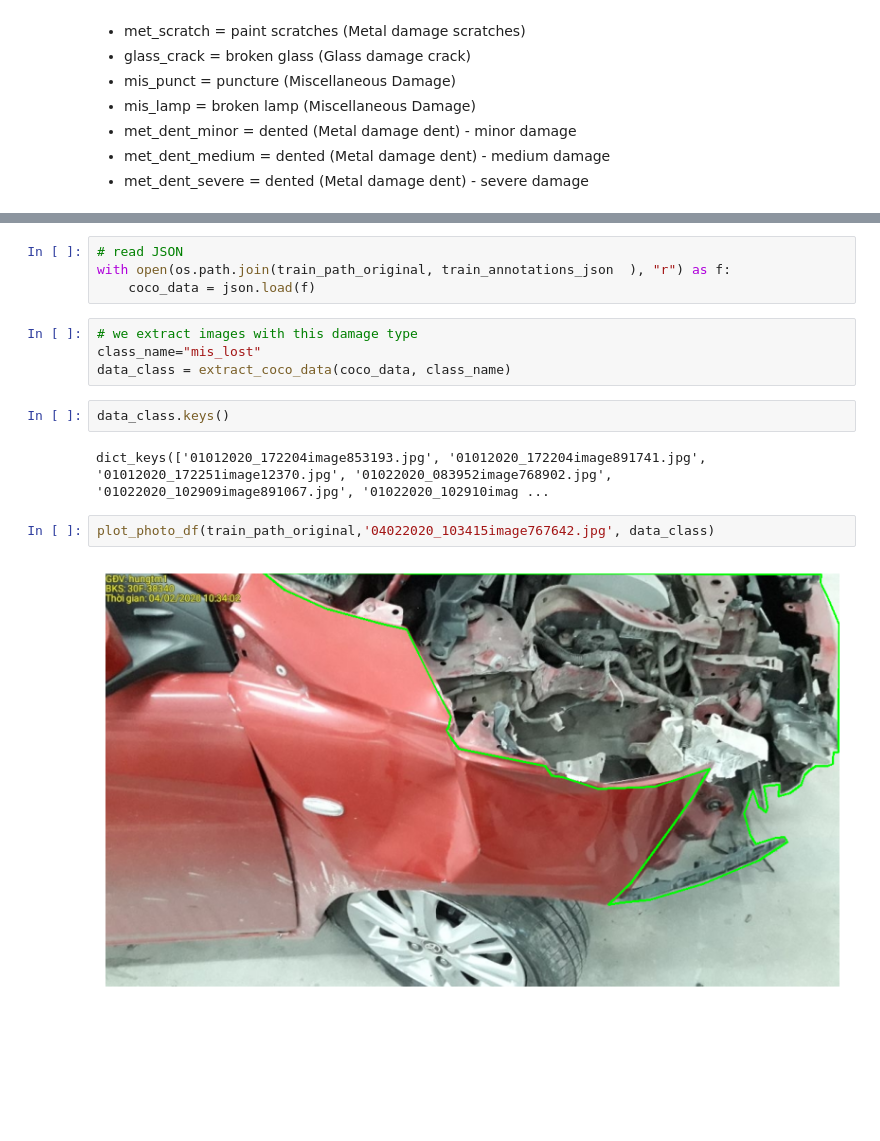
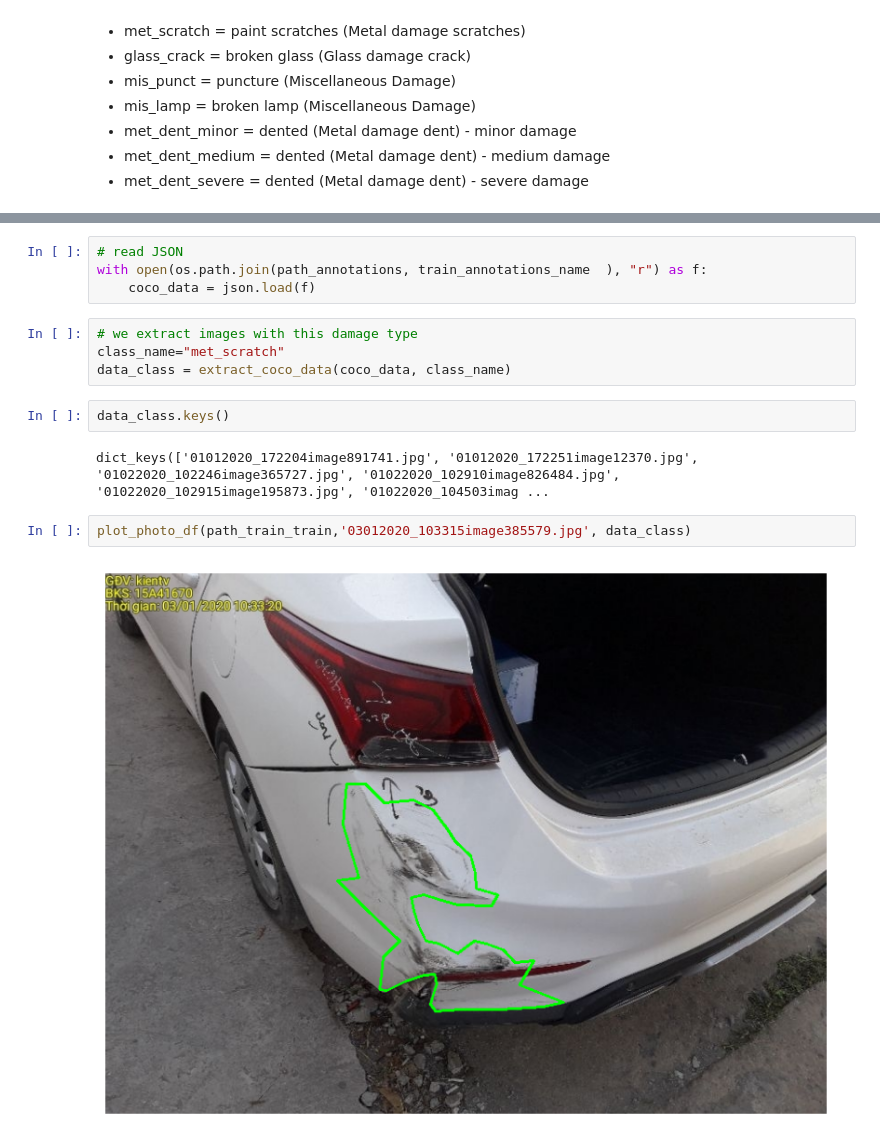
Before and after one commit to ACM40960/project-danielquesada89, a Jupyter notebook: Notebooks/99_check_photos.ipynb, the cells around one changed output, grey strips where cells are left out. Drawn from its saved outputs; the diff is of its cells as text; blank space fills up the shorter version.

```diff
--- a/Notebooks/99_check_photos.ipynb
+++ b/Notebooks/99_check_photos.ipynb
@@ -69,16 +104,16 @@ train_path_original: ..\archive\image\image
 # %%
 # read JSON
-with open(os.path.join(train_path_original, train_annotations_json  ), "r") as f:
+with open(os.path.join(path_annotations, train_annotations_name  ), "r") as f:
     coco_data = json.load(f)
 # %%
 # we extract images with this damage type
-class_name="mis_lost"
+class_name="met_scratch"
 data_class = extract_coco_data(coco_data, class_name)
 # %%
 data_class.keys()
 # %% [output]
-dict_keys(['01012020_172204image853193.jpg', '01012020_172204image891741.jpg', '01012020_172251image12370.jpg', '01022020_083952image768902.jpg', '01022020_102909image891067.jpg', '01022020_102910imag ...
+dict_keys(['01012020_172204image891741.jpg', '01012020_172251image12370.jpg', '01022020_102246image365727.jpg', '01022020_102910image826484.jpg', '01022020_102915image195873.jpg', '01022020_104503imag ...
 # %%
-plot_photo_df(train_path_original,'04022020_103415image767642.jpg', data_class)
+plot_photo_df(path_train_train,'03012020_103315image385579.jpg', data_class)
 # %% [output]
-[figure, old version]
+[figure, new version]
```
Also changed, not shown: parts of 3 cells of this notebook.
